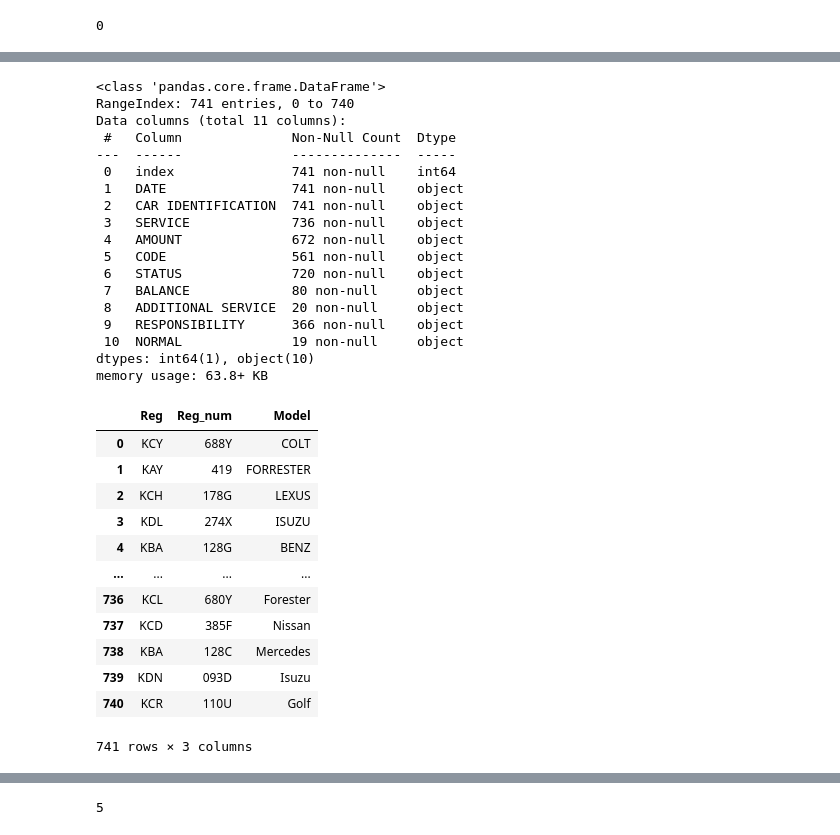
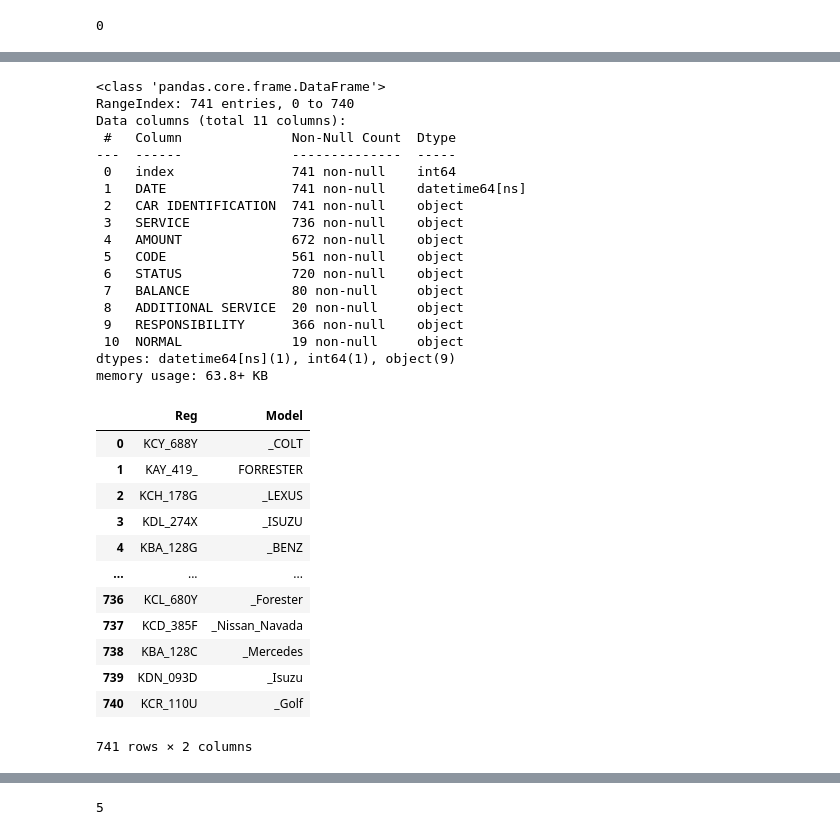
Before and after one commit to Nyakiamo-Samuel/CAR-WASH, a Jupyter notebook: Car_Wash_EDA.ipynb, the cells around one changed output, grey strips where cells are left out. Saved outputs shown, nothing was run; the diff lists cells and outputs as text; code cells hidden in the pictures.

```diff
--- a/Car_Wash_EDA.ipynb
+++ b/Car_Wash_EDA.ipynb
@@ -412,0 +438,3 @@ car_wash.duplicated().sum()
+# %%
+car_wash["DATE"].replace('\.', '/', regex=True, inplace=True)
+car_wash['DATE'].unique()
@@ -413,4 +459,5 @@ car_wash.duplicated().sum()
 # %%
-car_wash["DATE"] = pd.to_datetime(car_wash["DATE"], errors='ignore', format='%d%m%y', yearfirst=False)
-print(car_wash["DATE"])
+#car_wash["DATE"]=car_wash["DATE"].strftime('%d%b%Y')
+car_wash["DATE"] = pd.to_datetime(car_wash["DATE"], format='mixed', yearfirst=False)
+print(car_wash["DATE"].dtype)
 # %% [output]
@@ -429,7 +465,8 @@ Name: DATE, Length: 741, dtype: object
 # %%
 car_wash.replace('-', '', regex=True, inplace=True)
 car_wash.replace('', np.nan, regex=True, inplace=True)
-#car_wash.replace('\s+', np.nan, regex=True, inplace=True)
+car_wash.replace(',', '', regex=True, inplace=True)
+car_wash.replace(' ', '_', regex=True, inplace=True)
 # %%
 car_wash
 # %% [output]
@@ -455,7 +492,7 @@ Data columns (total 11 columns):
  #   Column              Non-Null Count  Dtype
 ---  ------              --------------  -----
  0   index               741 non-null    int64
- 1   DATE                741 non-null    object
+ 1   DATE                741 non-null    datetime64[ns]
  2   CAR IDENTIFICATION  741 non-null    object
  3   SERVICE             736 non-null    object
  4   AMOUNT              672 non-null    object
@@ -465,22 +502,22 @@ Data columns (total 11 columns):
  8   ADDITIONAL SERVICE  20 non-null     object
  9   RESPONSIBILITY      366 non-null    object
  10  NORMAL              19 non-null     object
-dtypes: int64(1), object(10)
+dtypes: datetime64[ns](1), int64(1), object(9)
 memory usage: 63.8+ KB
 # %%
-new_reg=car_wash['CAR IDENTIFICATION'].str.extract('(\w+)\s+(\w+)\s+(\w+)', expand=True).rename(columns={0:'Reg', 1:'Reg_num', 2:'Model'})
+new_reg=car_wash['CAR IDENTIFICATION'].str.extract('(\w+\d+\w)(\w+)', expand=True).rename(columns={0:'Reg', 1:'Model'})
 new_reg
 # %% [output]
-|  | Reg | Reg_num | Model |
-| 0 | KCY | 688Y | COLT |
-| 1 | KAY | 419 | FORRESTER |
-| 2 | KCH | 178G | LEXUS |
-| 3 | KDL | 274X | ISUZU |
-| 4 | KBA | 128G | BENZ |
-| ... | ... | ... | ... |
-| 736 | KCL | 680Y | Forester |
-| 737 | KCD | 385F | Nissan |
-| 738 | KBA | 128C | Mercedes |
-| 739 | KDN | 093D | Isuzu |
-| 740 | KCR | 110U | Golf |
+|  | Reg | Model |
+| 0 | KCY_688Y | _COLT |
+| 1 | KAY_419_ | FORRESTER |
+| 2 | KCH_178G | _LEXUS |
+| 3 | KDL_274X | _ISUZU |
+| 4 | KBA_128G | _BENZ |
+| ... | ... | ... |
+| 736 | KCL_680Y | _Forester |
+| 737 | KCD_385F | _Nissan_Navada |
+| 738 | KBA_128C | _Mercedes |
+| 739 | KDN_093D | _Isuzu |
+| 740 | KCR_110U | _Golf |
-741 rows × 3 columns
+741 rows × 2 columns
```
Also changed, not shown: parts of 116 cells of this notebook.
